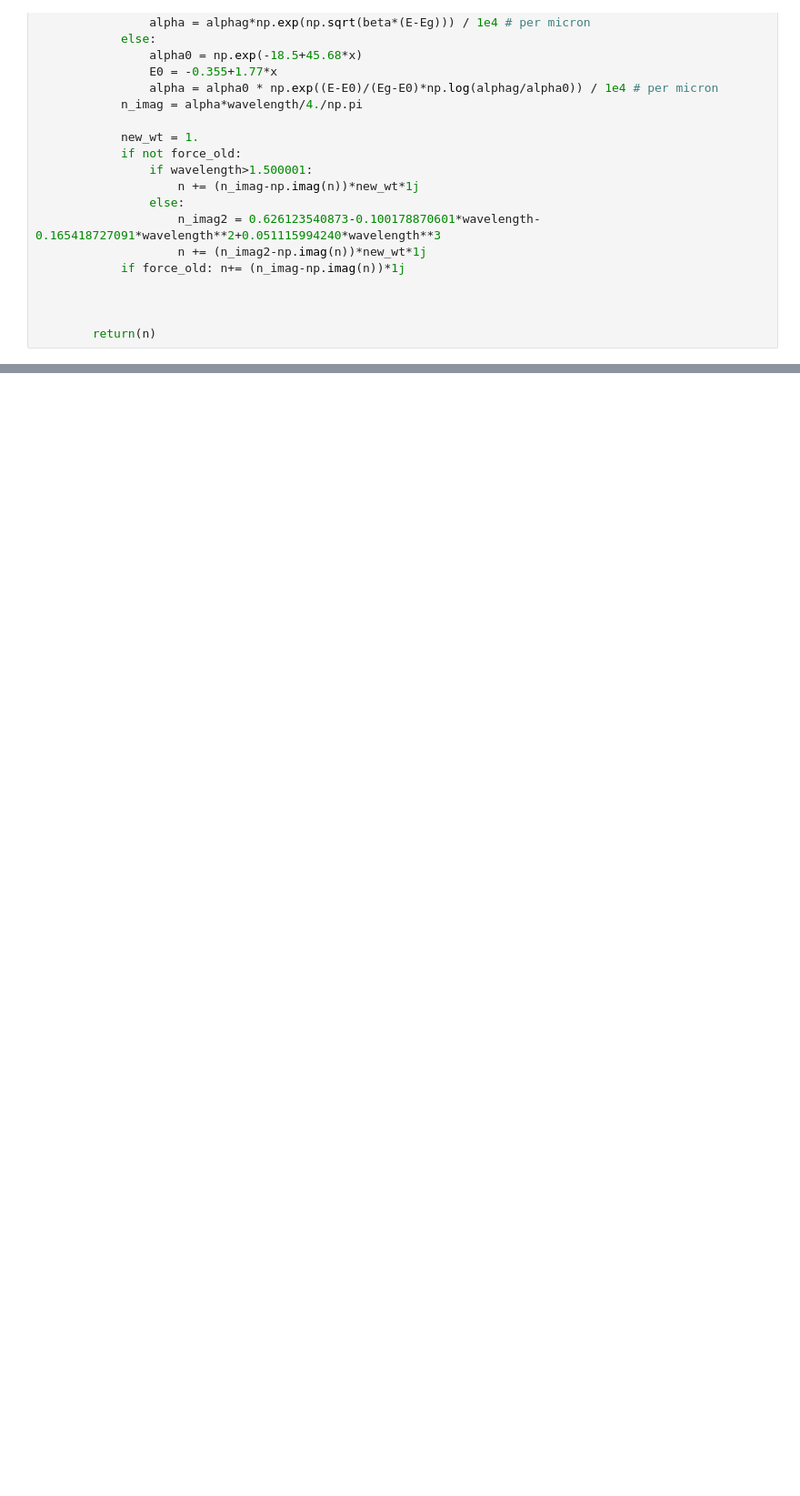
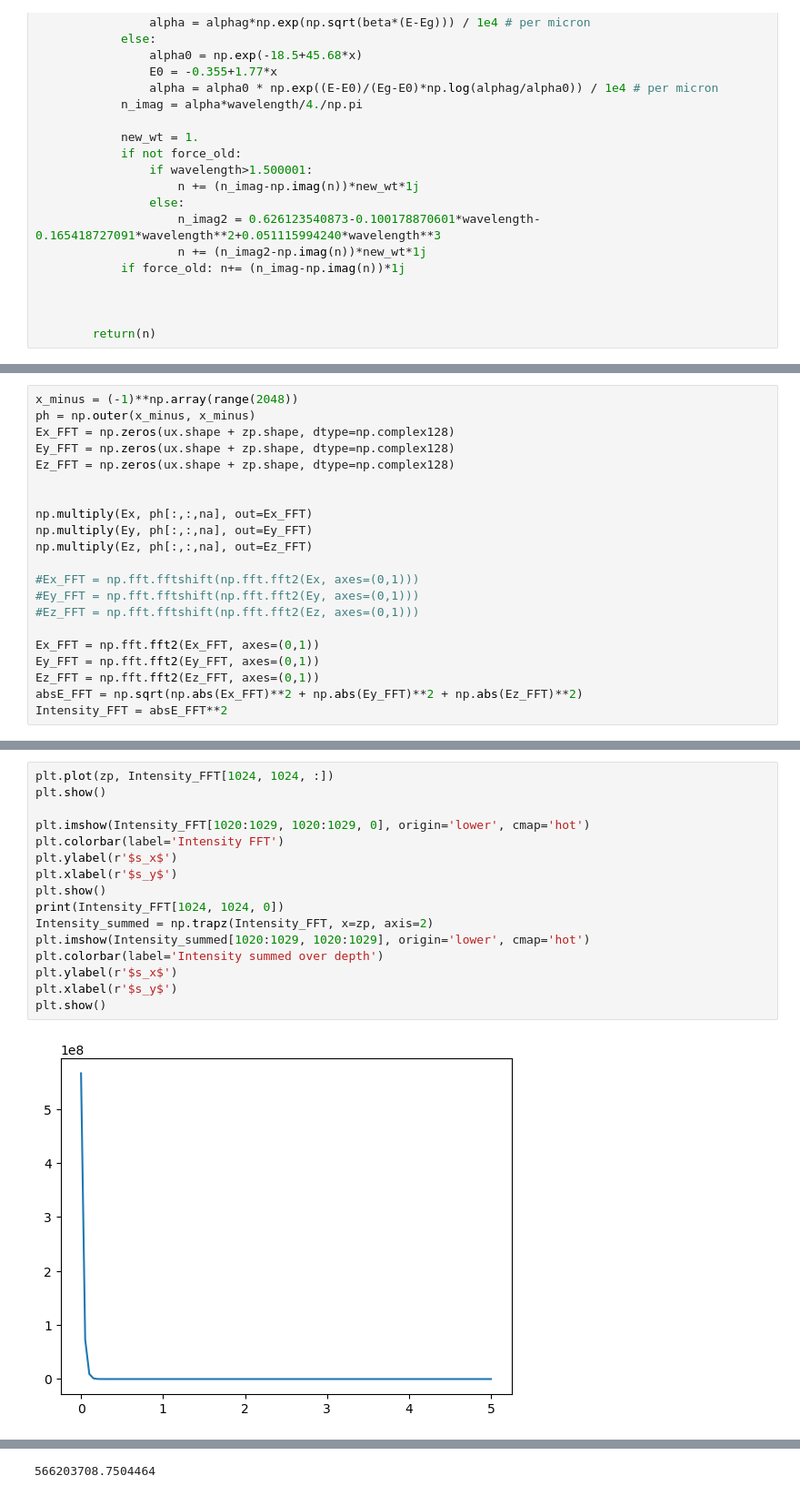
Before and after one commit to nihardalal/PSFSim, a Jupyter notebook: test_filter_detector_properties.ipynb, the cells around one changed output, grey strips where cells are left out. Shown: that part at 91% size. Saved outputs shown, nothing was run; the diff lists cells and outputs as text; blank space fills up the shorter version.

```diff
--- a/test_filter_detector_properties.ipynb
+++ b/test_filter_detector_properties.ipynb
@@ -201,0 +188,21 @@ plt.show()
+# %%
+x_minus = (-1)**np.array(range(2048))
+ph = np.outer(x_minus, x_minus)
+Ex_FFT = np.zeros(ux.shape + zp.shape, dtype=np.complex128)
+Ey_FFT = np.zeros(ux.shape + zp.shape, dtype=np.complex128)
+Ez_FFT = np.zeros(ux.shape + zp.shape, dtype=np.complex128)
+
+
+np.multiply(Ex, ph[:,:,na], out=Ex_FFT)
+np.multiply(Ey, ph[:,:,na], out=Ey_FFT)
+np.multiply(Ez, ph[:,:,na], out=Ez_FFT)
+
+#Ex_FFT = np.fft.fftshift(np.fft.fft2(Ex, axes=(0,1)))
+#Ey_FFT = np.fft.fftshift(np.fft.fft2(Ey, axes=(0,1)))
+#Ez_FFT = np.fft.fftshift(np.fft.fft2(Ez, axes=(0,1)))
+
+Ex_FFT = np.fft.fft2(Ex_FFT, axes=(0,1))
+Ey_FFT = np.fft.fft2(Ey_FFT, axes=(0,1))
+Ez_FFT = np.fft.fft2(Ez_FFT, axes=(0,1))
+absE_FFT = np.sqrt(np.abs(Ex_FFT)**2 + np.abs(Ey_FFT)**2 + np.abs(Ez_FFT)**2)
+Intensity_FFT = absE_FFT**2
@@ -201,0 +211,18 @@ plt.show()
+# %%
+plt.plot(zp, Intensity_FFT[1024, 1024, :])
+plt.show()
+
+plt.imshow(Intensity_FFT[1020:1029, 1020:1029, 0], origin='lower', cmap='hot')
+plt.colorbar(label='Intensity FFT')
+plt.ylabel(r'$s_x$')
+plt.xlabel(r'$s_y$')
+plt.show()
+print(Intensity_FFT[1024, 1024, 0])
+Intensity_summed = np.trapz(Intensity_FFT, x=zp, axis=2)
+plt.imshow(Intensity_summed[1020:1029, 1020:1029], origin='lower', cmap='hot')
+plt.colorbar(label='Intensity summed over depth')
+plt.ylabel(r'$s_x$')
+plt.xlabel(r'$s_y$')
+plt.show()
+# %% [output]
+[figure, added]
@@ -201,0 +230 @@ plt.show()
+566203708.7504464
```
Also changed, not shown: parts of 6 cells of this notebook.
